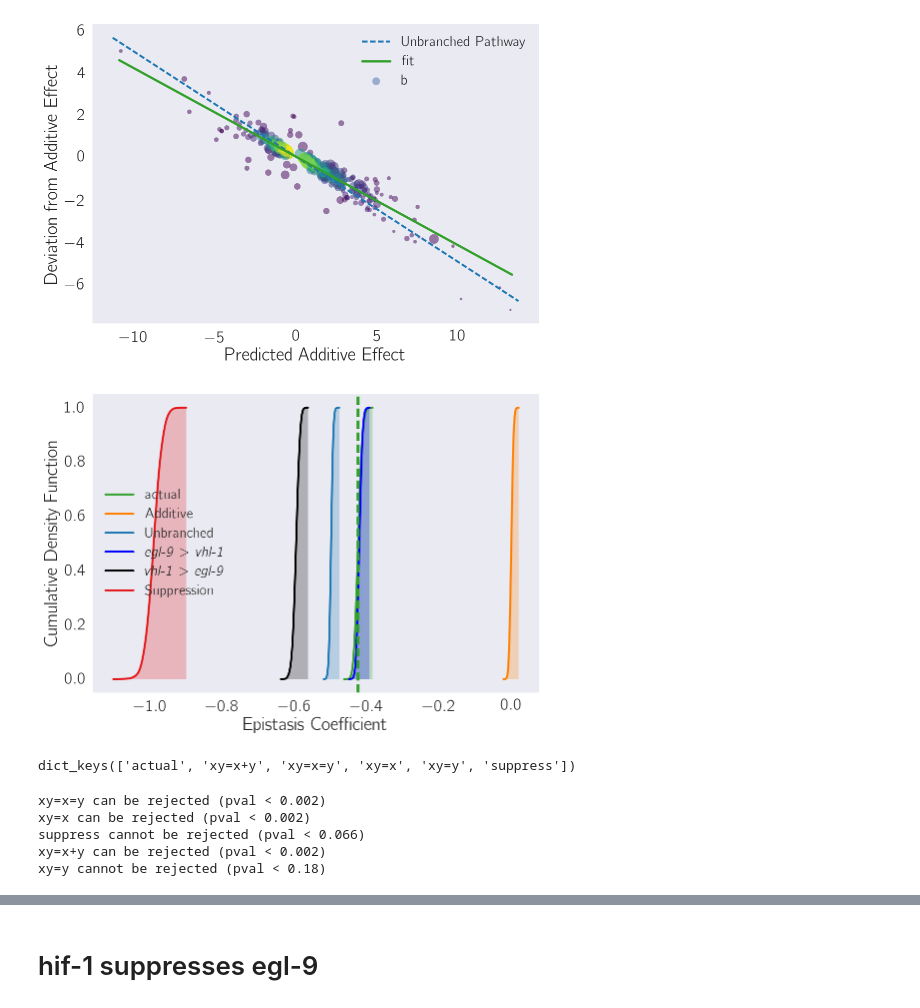
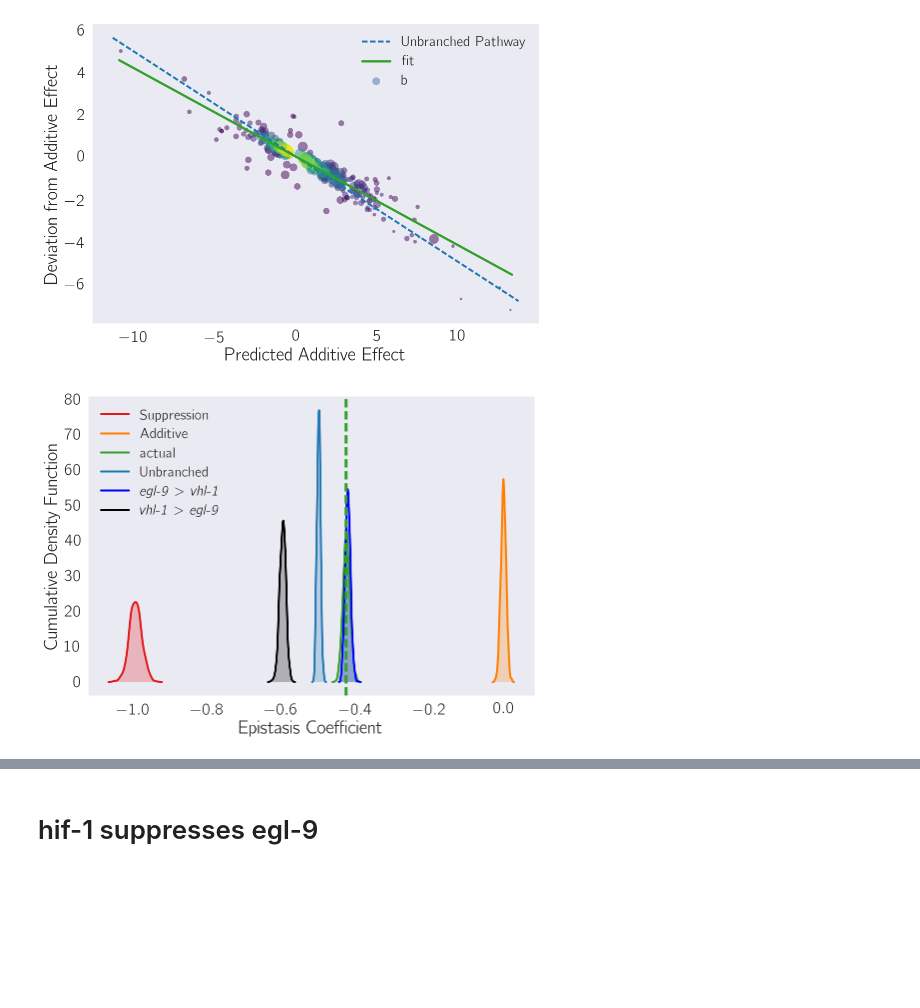
Before and after one commit to WormLabCaltech/mprsq, a Jupyter notebook: src/Quantifying Epistasis.ipynb, the cells around one changed output, grey strips where cells are left out. Cells and saved outputs as stored; diff of their text form; code cells hidden in the pictures; blank space fills up the shorter version.

```diff
--- a/src/Quantifying Epistasis.ipynb
+++ b/src/Quantifying Epistasis.ipynb
@@ -120,16 +120,12 @@ plt.savefig('../output/epistasis{0}{1}.svg'.format(genvar.mapping[letter1], genv
 # %% [output]
 [figure]
 # %%
-s = epi.calculate_all_bootstraps(letter1, letter2, double, tidy_data, nsim=5000)
+s = epi.calculate_all_bootstraps(letter1, letter2, double, tidy_data, nsim=1000)
 # %%
-ax = epi.plot_bootstraps(letter1, letter2, s, cumulative=True, shade=True)
+ax = epi.plot_bootstraps(letter1, letter2, s, cumulative=False, shade=True)
 plt.xlabel('Epistasis Coefficient')
 plt.ylabel('Cumulative Density Function')
 plt.savefig('../output/kde-epistasis{0}{1}.svg'.format(genvar.mapping[letter1], genvar.mapping[letter2]),
             bbox_inches='tight')
 # %% [output]
-[figure, old version]
+[figure, new version]
-# %%
-s.keys()
-# %% [output]
-dict_keys(['actual', 'xy=x+y', 'xy=x=y', 'xy=x', 'xy=y', 'suppress'])
@@ -152,31 +131,0 @@ diff = permutation_test(s)
-# %%
-diff = permutation_test(s)
-
-
-def message(name, pval, alpha=0.01):
-    if pval < alpha:
-        return '{0} can be rejected (pval < {1:.2g})'.format(name, pval)
-    else:
-        return '{0} cannot be rejected (pval < {1:.2g})'.format(name, pval)
-
-
-def calculate_pval(s, diff):
-    for key, array in diff.items():
-        if s[key].mean() > s['actual'].mean():
-            pval = len(array[array > 0])/len(array)
-        else:
-            pval = len(array[array < 0])/len(array)
-        if pval == 0:
-            p = 1/(len(array)/10)
-        else:
-            p = pval
-        mess = message(key, p)
-        print(mess)
-
-calculate_pval(s, diff)
-# %% [output]
-xy=x=y can be rejected (pval < 0.002)
-xy=x can be rejected (pval < 0.002)
-suppress cannot be rejected (pval < 0.066)
-xy=x+y can be rejected (pval < 0.002)
-xy=y cannot be rejected (pval < 0.18)
```
Also changed, not shown: parts of 18 cells of this notebook, 17 other files.
